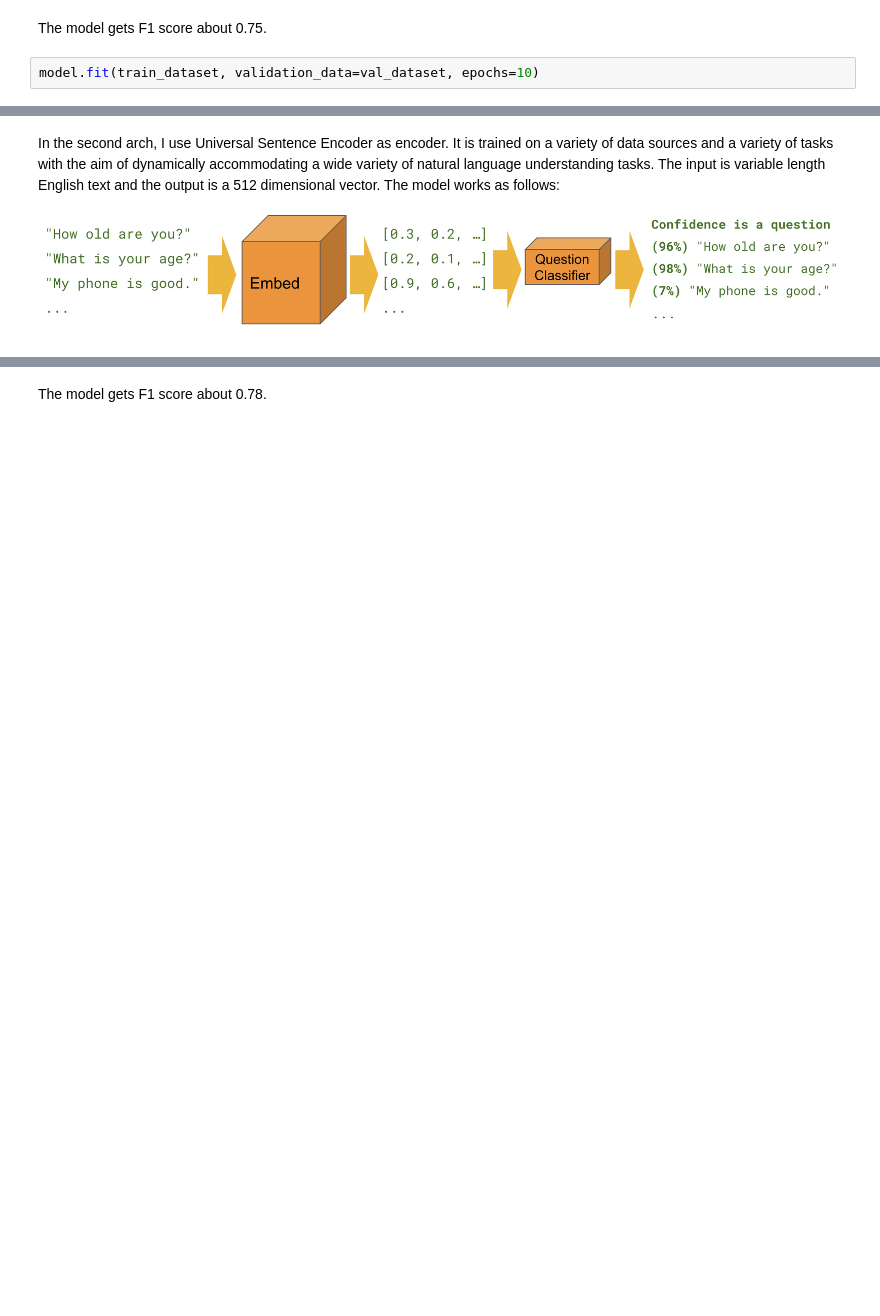
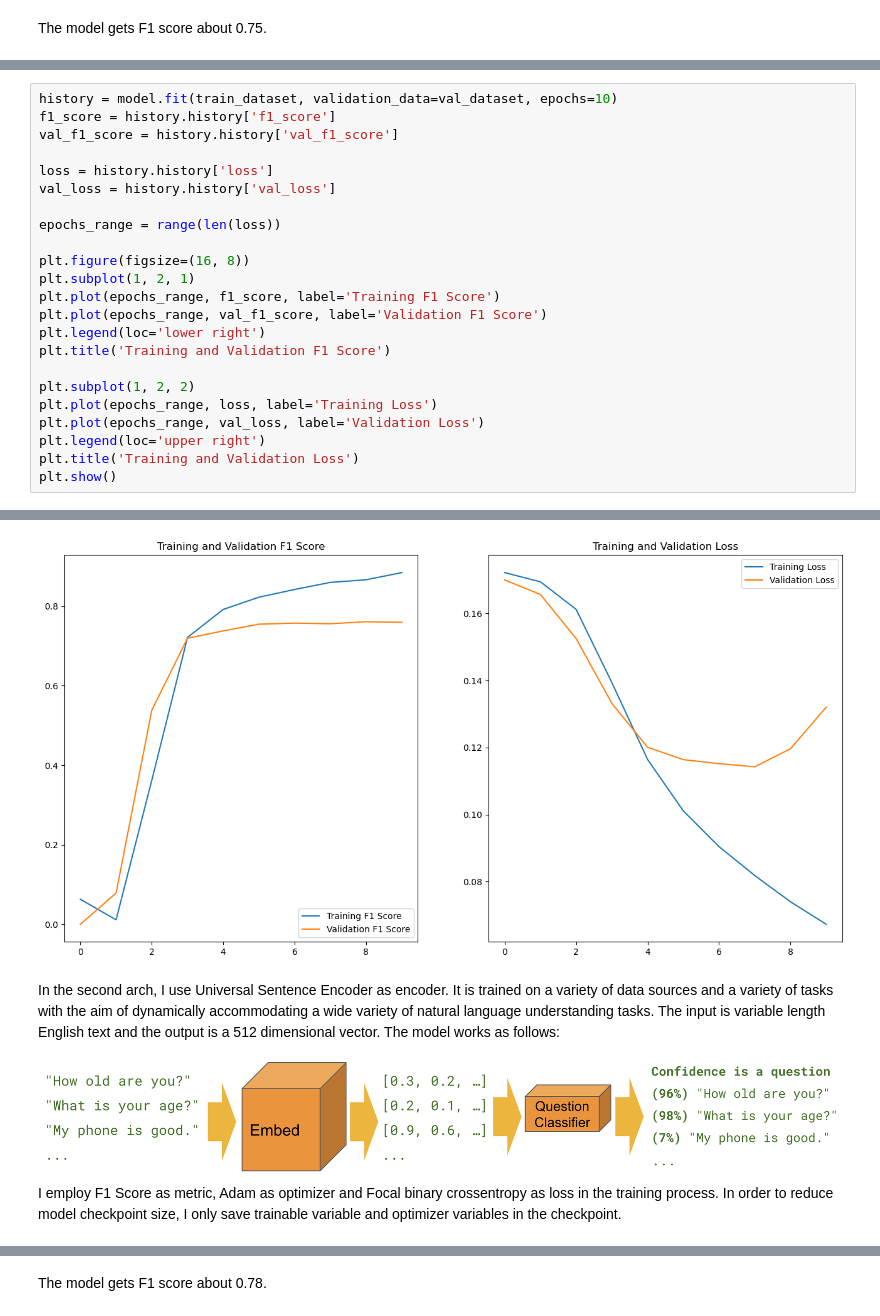
Before and after one commit to fsx950223/disaster_tweets, a Jupyter notebook: disaster-tweets.ipynb, the cells around one changed output, grey strips where cells are left out. Drawn from its saved outputs; the diff is of its cells as text; blank space fills up the shorter version.

```diff
--- a/disaster-tweets.ipynb
+++ b/disaster-tweets.ipynb
@@ -160,5 +154,3 @@ Non-trainable params: 0
 _________________________________________________________________
 # %% [markdown]
 The model gets F1 score about 0.75.
-# %%
-model.fit(train_dataset, validation_data=val_dataset, epochs=10)
@@ -186,0 +157,24 @@ Epoch 10/10
+# %%
+history = model.fit(train_dataset, validation_data=val_dataset, epochs=10)
+f1_score = history.history['f1_score']
+val_f1_score = history.history['val_f1_score']
+
+loss = history.history['loss']
+val_loss = history.history['val_loss']
+
+epochs_range = range(len(loss))
+
+plt.figure(figsize=(16, 8))
+plt.subplot(1, 2, 1)
+plt.plot(epochs_range, f1_score, label='Training F1 Score')
+plt.plot(epochs_range, val_f1_score, label='Validation F1 Score')
+plt.legend(loc='lower right')
+plt.title('Training and Validation F1 Score')
+
+plt.subplot(1, 2, 2)
+plt.plot(epochs_range, loss, label='Training Loss')
+plt.plot(epochs_range, val_loss, label='Validation Loss')
+plt.legend(loc='upper right')
+plt.title('Training and Validation Loss')
+plt.show()
+# %% [output]
@@ -187,6 +201,8 @@ Epoch 10/10
+[figure, added]
 # %% [markdown]
 In the second arch, I use Universal Sentence Encoder as encoder. It is trained on a variety of data sources and a variety of tasks with the aim of dynamically accommodating a wide variety of natural language understanding tasks. The input is variable length English text and the output is a 512 dimensional vector. The model works as follows:
 ![image.png](attachment:6b76ab14-df43-42ee-9f8c-9f46ae5cd347.png)
+I employ F1 Score as metric, Adam as optimizer and Focal binary crossentropy as loss in the training process. In order to reduce model checkpoint size, I only save trainable variable and optimizer variables in the checkpoint.
 # %%
 def build_model(optimizer, label_smoothing, activation, filters, encoder, dropout_rate):
     inputs = tf.keras.Input(shape=[], dtype=tf.string)
```
Also changed, not shown: parts of 15 cells of this notebook.
